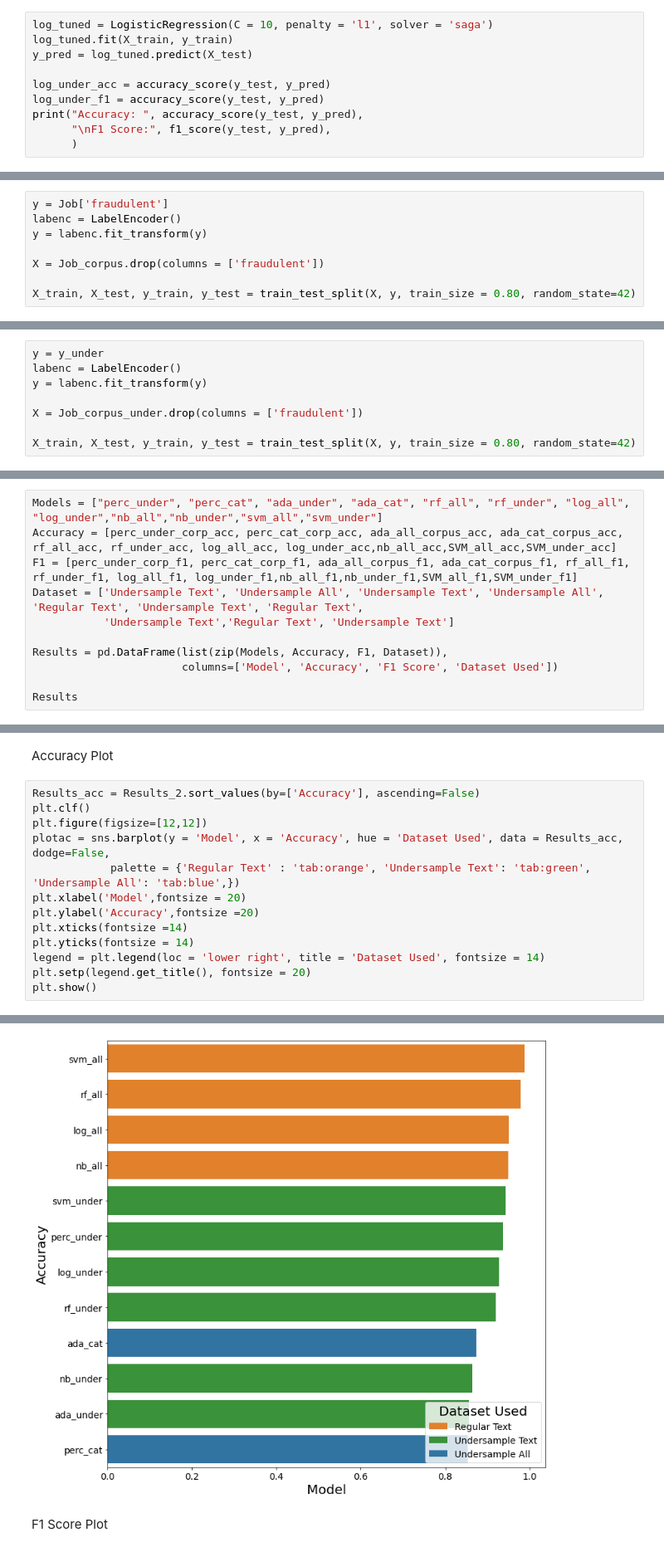
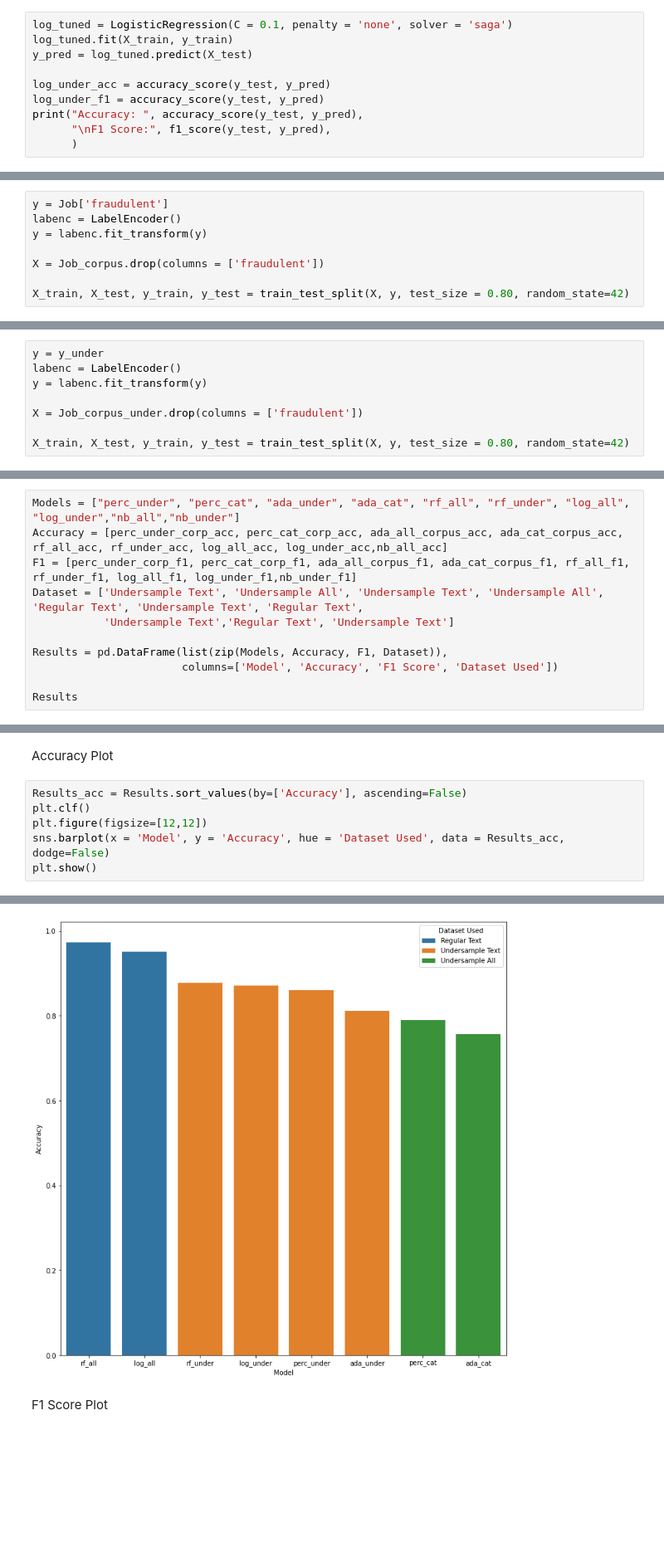
Before and after one commit to hunterblum/Job-Fraud-Detection, a Jupyter notebook: Group2_ML_Final.ipynb, the cells around one changed output, grey strips where cells are left out. Shown at 83% size. Drawn from its saved outputs; the diff is of its cells as text; blank space fills up the shorter version.

```diff
--- a/Group2_ML_Final.ipynb
+++ b/Group2_ML_Final.ipynb
@@ -1412,7 +1422,7 @@ Fitting 5 folds for each of 15 candidates, totalling 75 fits
 # %% [markdown]
 Metrics
 # %%
-log_tuned = LogisticRegression(C = 10, penalty = 'l1', solver = 'saga')
+log_tuned = LogisticRegression(C = 0.1, penalty = 'none', solver = 'saga')
 log_tuned.fit(X_train, y_train)
 y_pred = log_tuned.predict(X_test)
 
@@ -1443,7 +1453,7 @@ y = labenc.fit_transform(y)
 
 X = Job_corpus.drop(columns = ['fraudulent'])
 
-X_train, X_test, y_train, y_test = train_test_split(X, y, train_size = 0.80, random_state=42)
+X_train, X_test, y_train, y_test = train_test_split(X, y, test_size = 0.80, random_state=42)
 # %%
 Naive = naive_bayes.MultinomialNB()
 Naive.fit(X_train,y_train)
@@ -1474,7 +1484,7 @@ y = labenc.fit_transform(y)
 
 X = Job_corpus_under.drop(columns = ['fraudulent'])
 
-X_train, X_test, y_train, y_test = train_test_split(X, y, train_size = 0.80, random_state=42)
+X_train, X_test, y_train, y_test = train_test_split(X, y, test_size = 0.80, random_state=42)
 # %%
 Naive_under = naive_bayes.MultinomialNB()
 Naive_under.fit(X_train,y_train)
@@ -1569,9 +1565,9 @@ pd.DataFrame(svm_cm_under,index=text_labels,columns=text_labels)
 # %% [markdown]
 Create Results Dataframe
 # %%
-Models = ["perc_under", "perc_cat", "ada_under", "ada_cat", "rf_all", "rf_under", "log_all", "log_under","nb_all","nb_under","svm_all","svm_under"]
-Accuracy = [perc_under_corp_acc, perc_cat_corp_acc, ada_all_corpus_acc, ada_cat_corpus_acc, rf_all_acc, rf_under_acc, log_all_acc, log_under_acc,nb_all_acc,SVM_all_acc,SVM_under_acc]
-F1 = [perc_under_corp_f1, perc_cat_corp_f1, ada_all_corpus_f1, ada_cat_corpus_f1, rf_all_f1, rf_under_f1, log_all_f1, log_under_f1,nb_all_f1,nb_under_f1,SVM_all_f1,SVM_under_f1]
+Models = ["perc_under", "perc_cat", "ada_under", "ada_cat", "rf_all", "rf_under", "log_all", "log_under","nb_all","nb_under"]
+Accuracy = [perc_under_corp_acc, perc_cat_corp_acc, ada_all_corpus_acc, ada_cat_corpus_acc, rf_all_acc, rf_under_acc, log_all_acc, log_under_acc,nb_all_acc]
+F1 = [perc_under_corp_f1, perc_cat_corp_f1, ada_all_corpus_f1, ada_cat_corpus_f1, rf_all_f1, rf_under_f1, log_all_f1, log_under_f1,nb_under_f1]
 Dataset = ['Undersample Text', 'Undersample All', 'Undersample Text', 'Undersample All', 'Regular Text', 'Undersample Text', 'Regular Text',
            'Undersample Text','Regular Text', 'Undersample Text']
 
@@ -1665,21 +1611,14 @@ Results_2
 # %% [markdown]
 Accuracy Plot
 # %%
-Results_acc = Results_2.sort_values(by=['Accuracy'], ascending=False)
+Results_acc = Results.sort_values(by=['Accuracy'], ascending=False)
 plt.clf()
 plt.figure(figsize=[12,12])
-plotac = sns.barplot(y = 'Model', x = 'Accuracy', hue = 'Dataset Used', data = Results_acc, dodge=False,
-            palette = {'Regular Text' : 'tab:orange', 'Undersample Text': 'tab:green', 'Undersample All': 'tab:blue',})
-plt.xlabel('Model',fontsize = 20)
-plt.ylabel('Accuracy',fontsize =20)
-plt.xticks(fontsize =14)
-plt.yticks(fontsize = 14)
-legend = plt.legend(loc = 'lower right', title = 'Dataset Used', fontsize = 14)
-plt.setp(legend.get_title(), fontsize = 20)
+sns.barplot(x = 'Model', y = 'Accuracy', hue = 'Dataset Used', data = Results_acc, dodge=False)
 plt.show()
 # %% [output]
 <Figure size 432x288 with 0 Axes>
-[figure, old version]
+[figure, new version]
 # %% [markdown]
 F1 Score Plot
 # %%
```
Also changed, not shown: parts of 65 cells of this notebook.
